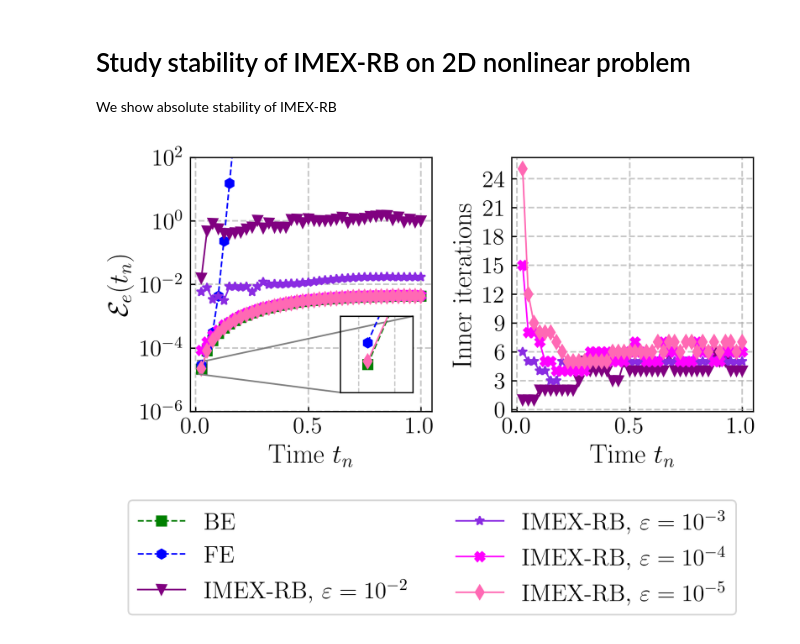
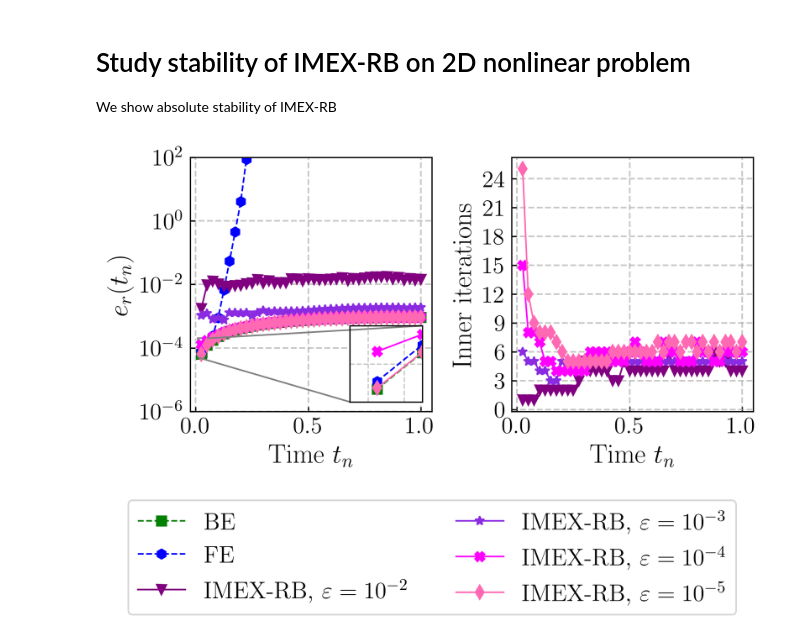
Before and after one commit to Fra-Sala/IMEX-RB, a Jupyter notebook: postprocessing/Burgers2D/stability.ipynb, the cells around one changed output. Drawn from its saved outputs; the diff is of its cells as text; code cells hidden in the pictures.

```diff
--- a/postprocessing/Burgers2D/stability.ipynb
+++ b/postprocessing/Burgers2D/stability.ipynb
@@ -21,7 +21,7 @@ colors = ['purple', 'blueviolet', 'magenta', 'hotpink', 'red', 'maroon', 'teal',
 
 base_dir = os.path.abspath(os.path.join(os.getcwd(), ''))
 problem_name = "Burgers2D"
-test_name = "energynorm"
+test_name = "stability"
 results_base = os.path.join(base_dir, os.pardir, os.pardir, '__RESULTS', problem_name)
 convergence_dirs = glob.glob(os.path.join(results_base, f'{test_name}*'))
 latest_num = max([int(re.search(rf'{test_name}(\d+)', os.path.basename(d)).group(1)) for d in convergence_dirs])
@@ -31,7 +31,7 @@ plots_dir = os.path.join(base_dir, 'plots')
 os.makedirs(plots_dir, exist_ok=True)
 
 data = np.load(results_path, allow_pickle=True)
-errors_energy = data['errors_energy'].item()
+errors_stability = data['errors_stability'].item()
 inneriters = data['inneriters'].item()['IMEX-RB'] + 1
 Nt = int(data['Nt'])
 tvec = np.linspace(0, 1, Nt + 1)
@@ -49,7 +49,7 @@ smaller_fontsize = 15
 
 # Top: energy error
 for m in ('BE', 'FE'):
-    e = errors_energy[m]
+    e = errors_stability[m]
     ax1.semilogy(
         tvec[1:], e,
         linestyle='--',
@@ -60,7 +60,7 @@ for m in ('BE', 'FE'):
     )
 
 for ie, eps in enumerate(epsilon_values):
-    e = errors_energy['IMEX-RB'][ie]
+    e = errors_stability['IMEX-RB'][ie]
     ax1.semilogy(
         tvec[1:], e,
         marker=imex_markers[ie],
@@ -74,10 +74,10 @@ axins = inset_axes(
     width="30%",
     height="30%",
     loc='lower right',
-    borderpad=2
+    borderpad=1
 )
 for m in ('BE', 'FE'):
-    e = errors_energy[m]
+    e = errors_stability[m]
     axins.semilogy(
         tvec[1:], e,
         linestyle='--',
@@ -87,7 +87,7 @@ for m in ('BE', 'FE'):
 
     )
 for ie, eps in enumerate(epsilon_values):
-    e = errors_energy['IMEX-RB'][ie]
+    e = errors_stability['IMEX-RB'][ie]
     axins.semilogy(
         tvec[1:], e,
         marker=imex_markers[ie],
@@ -97,14 +97,14 @@ for ie, eps in enumerate(epsilon_values):
     )
 
 axins.set_xlim(0.01, 0.05)
-axins.set_ylim(1.5e-5, 4e-5)
+axins.set_ylim(5e-5, 2e-4)
 axins.tick_params(axis='both', which='both',
                       bottom=False, top=False,
                       left=False, right=False,
                       labelbottom=False, labelleft=False)
 
 mark_inset(ax1, axins, loc1=1, loc2=3, fc="none", ec="0.5")
-ax1.set_ylabel(r'$\mathcal{E}_e(t_n)$', fontsize=larger_fontsize)
+ax1.set_ylabel(r'$e_r(t_n)$', fontsize=larger_fontsize)
 ax1.set_xlabel('Time $t_n$', fontsize=larger_fontsize)
 ax1.set_ylim(1e-6, 1e2)
 ax1.grid(which='major', linestyle='--', linewidth=1)
@@ -116,32 +116,32 @@ for ie, eps in enumerate(epsilon_values):
     label = rf'IMEX-RB, $\varepsilon=10^{{{expnt}}}$'
     its = inneriters[ie]
     ax2.plot(
         tvec[1:], its,
         marker=imex_markers[ie],
         markersize=6,
         color=colors[ie],
         linestyle='-',
         label=label
     )
 
 ax2.set_xlabel('Time $t_n$', fontsize=larger_fontsize)
 ax2.set_ylabel('Inner iterations', fontsize=larger_fontsize)
 ax2.yaxis.set_major_locator(ticker.MaxNLocator(integer=True))
 ax2.grid(which='major', linestyle='--', linewidth=1)
 ax2.tick_params(axis='both', which='major', labelsize=smaller_fontsize)
 
 # External legend
 fig.legend(
     bbox_to_anchor=(0.5, -0.4),
     loc='lower center',
     ncol=2,
     fontsize=smaller_fontsize
 )
 
 plt.tight_layout()
-out_file = os.path.join(plots_dir, f'{problem_name}_energyerror_inneriters_eps.pdf')
+out_file = os.path.join(plots_dir, f'{problem_name}_stability_inneriters_eps.pdf')
 plt.savefig(out_file, bbox_inches='tight')
 plt.show()
 plt.close()
 # %% [output]
-[figure, old version]
+[figure, new version]
```
Also changed, not shown: 3 other files.
